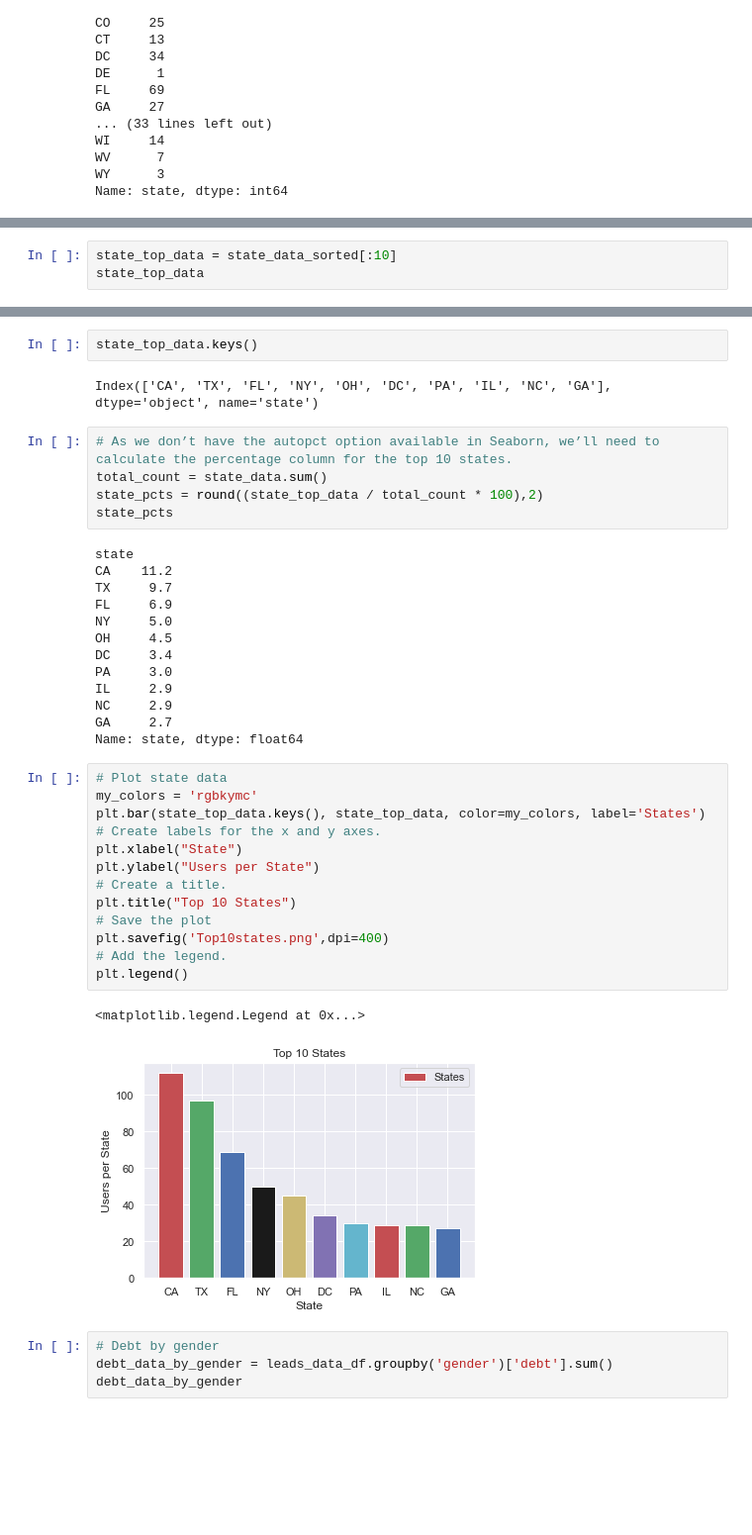
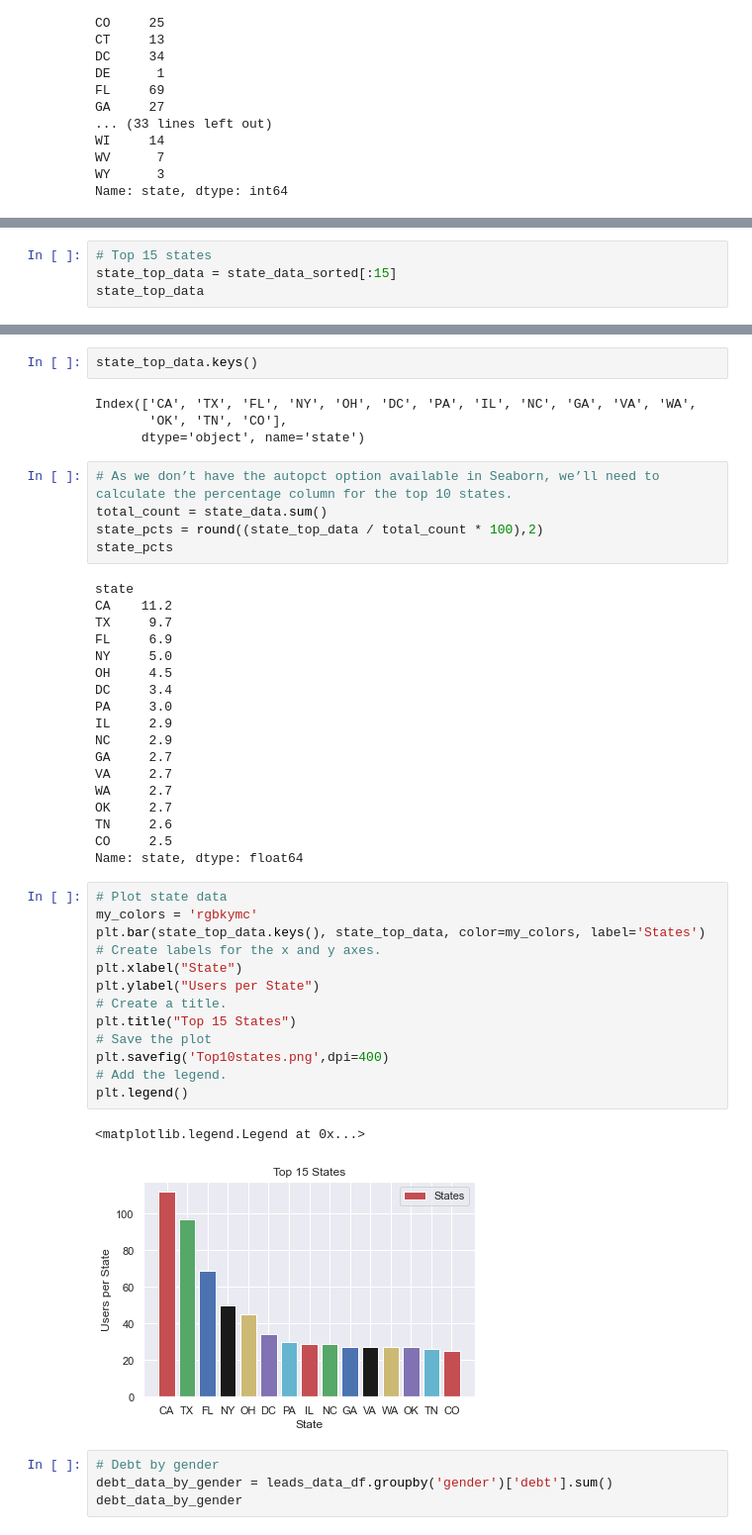
Before and after one commit to Jose-Monagas/SFS_assessment, a Jupyter notebook: analysis/SFS_analysis.ipynb, the cells around one changed output, grey strips where cells are left out. Shown at 99% size. Saved outputs shown, nothing was run; the diff lists cells and outputs as text; blank space fills up the shorter version.

```diff
--- a/analysis/SFS_analysis.ipynb
+++ b/analysis/SFS_analysis.ipynb
@@ -223,7 +223,8 @@ VT      1
 DE      1
 Name: state, dtype: int64
 # %%
-state_top_data = state_data_sorted[:10]
+# Top 15 states
+state_top_data = state_data_sorted[:15]
 state_top_data
 # %% [output]
 state
@@ -240,8 +246,10 @@ GA     27
 Name: state, dtype: int64
-# %%
-state_top_data.keys()
-# %% [output]
-Index(['CA', 'TX', 'FL', 'NY', 'OH', 'DC', 'PA', 'IL', 'NC', 'GA'], dtype='object', name='state')
+# %%
+state_top_data.keys()
+# %% [output]
+Index(['CA', 'TX', 'FL', 'NY', 'OH', 'DC', 'PA', 'IL', 'NC', 'GA', 'VA', 'WA',
+       'OK', 'TN', 'CO'],
+      dtype='object', name='state')
 # %%
 # As we don’t have the autopct option available in Seaborn, we’ll need to calculate the percentage column for the top 10 states.
 total_count = state_data.sum()
@@ -259,23 +267,28 @@ PA     3.0
 IL     2.9
 NC     2.9
 GA     2.7
+VA     2.7
+WA     2.7
+OK     2.7
+TN     2.6
+CO     2.5
 Name: state, dtype: float64
 # %%
 # Plot state data
 my_colors = 'rgbkymc'
 plt.bar(state_top_data.keys(), state_top_data, color=my_colors, label='States')
 # Create labels for the x and y axes.
 plt.xlabel("State")
 plt.ylabel("Users per State")
 # Create a title.
-plt.title("Top 10 States")
+plt.title("Top 15 States")
 # Save the plot
 plt.savefig('Top10states.png',dpi=400)
 # Add the legend.
 plt.legend()
 # %% [output]
 <matplotlib.legend.Legend at 0x...>
-[figure, old version]
+[figure, new version]
 # %%
 # Debt by gender
 debt_data_by_gender = leads_data_df.groupby('gender')['debt'].sum()
```
Also changed, not shown: parts of 21 cells of this notebook, 5 other files.
